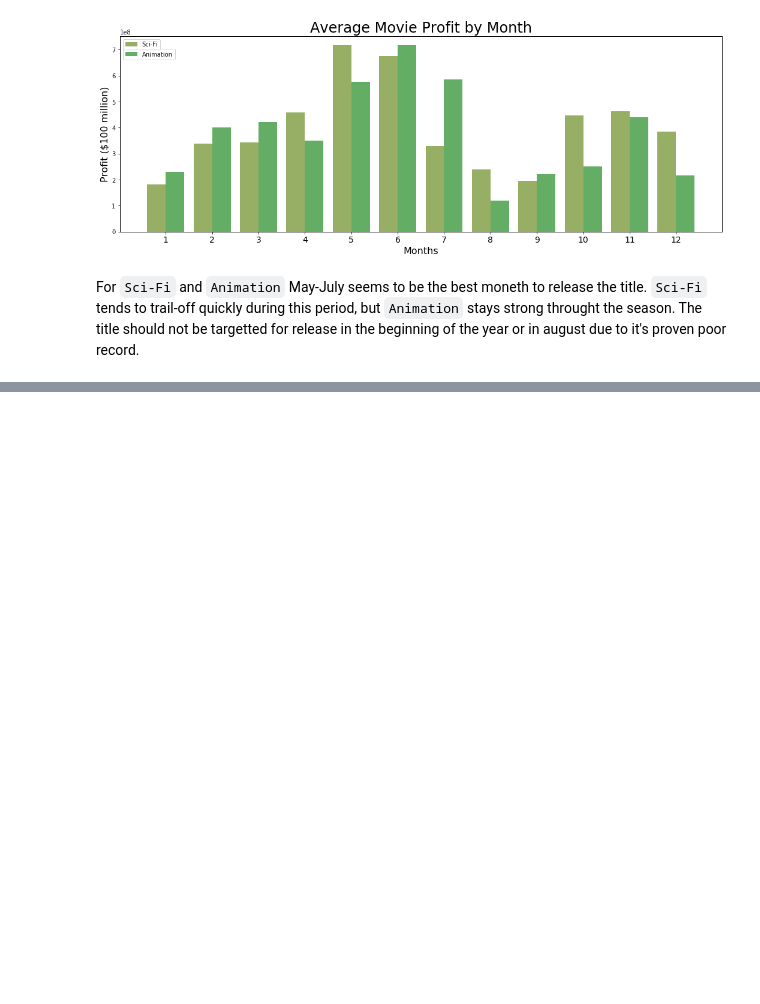
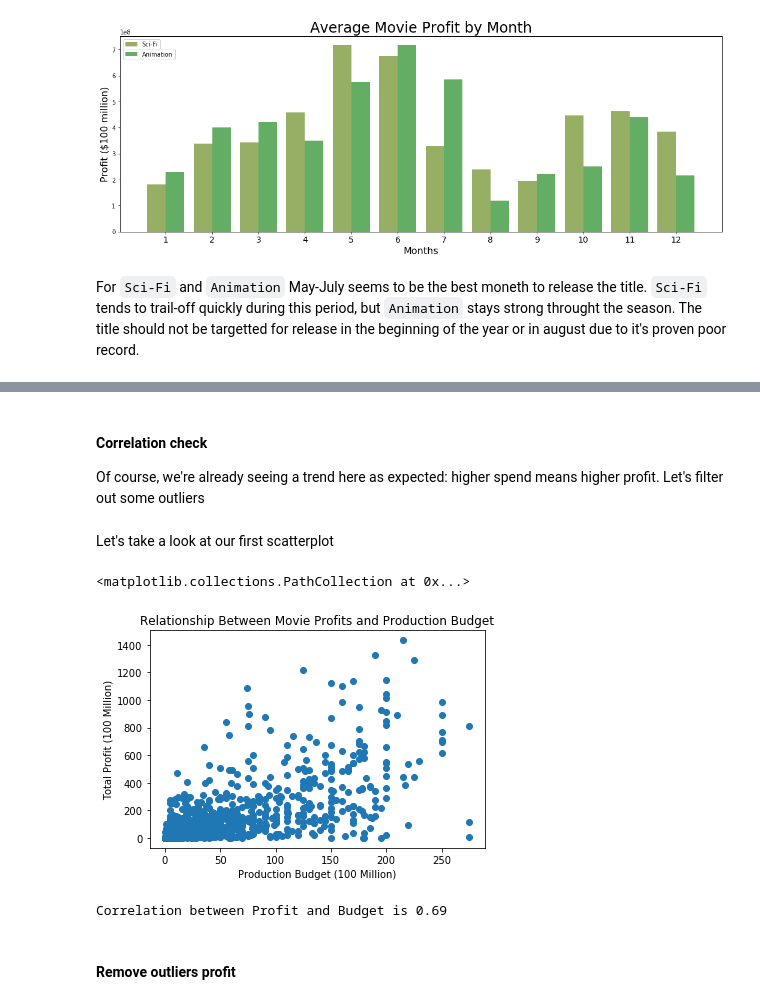
Before and after one commit to yunghanjeong/091420NYCDS_P1_G2_Project, a Jupyter notebook: msft_studio_movie_industry_analysis.ipynb, the cells around one changed output, grey strips where cells are left out. Drawn from its saved outputs; the diff is of its cells as text; code cells hidden in the pictures; blank space fills up the shorter version.

```diff
--- a/msft_studio_movie_industry_analysis.ipynb
+++ b/msft_studio_movie_industry_analysis.ipynb
@@ -477,0 +488,13 @@ For `Sci-Fi` and `Animation` May-July seems to be the best moneth to release the
+# %%
+tn_profit_df = pd.read_csv('data/tn.profit_movie_budgets.csv')
+# %%
+# Convert integers in millions to be more readable
+tn_profit_df.production_budget = tn_profit_df.production_budget*.000001
+tn_profit_df.domestic_gross = tn_profit_df.domestic_gross*.000001
+tn_profit_df.worldwide_gross = tn_profit_df.worldwide_gross*.000001
+tn_profit_df.domestic_profit = tn_profit_df.domestic_profit*.000001
+tn_profit_df.worldwide_profit = tn_profit_df.worldwide_profit*.000001
+
+# Round off decimals for readability
+decimals = pd.Series([2, 2, 2, 2, 2], index=['production_budget', 'domestic_gross', 'worldwide_gross', 'domestic_profit', 'worldwide_profit'])
+df12_clean = tn_profit_df.round(decimals)
@@ -477,0 +512,4 @@ For `Sci-Fi` and `Animation` May-July seems to be the best moneth to release the
+# %%
+# subset of movies made within the last 10 years with under $1,250,000,000 ww_profit
+df12_10yrs = df12_clean[df12_clean['release_year'] > 2010]
+df12_10yrs.head()
@@ -477,0 +545,35 @@ For `Sci-Fi` and `Animation` May-July seems to be the best moneth to release the
+# %% [markdown]
+#### Correlation check
+
+Of course, we're already seeing a trend here as expected: higher spend means higher profit. Let's filter out some outliers
+# %%
+# Filter out budget under $300,000,000 and profit under $1,500,000,000
+plot_data = df12_10yrs[df12_10yrs['production_budget']
+                       < 300][df12_10yrs['worldwide_profit'] < 1500]
+# %% [markdown]
+Let's take a look at our first scatterplot
+# %%
+fig, ax = plt.subplots()
+
+ax.set_title('Relationship Between Movie Profits and Production Budget')
+ax.set_ylabel('Total Profit (100 Million)')
+ax.set_xlabel('Production Budget (100 Million)')
+
+y1 = plot_data.worldwide_profit
+x1 = plot_data.production_budget
+
+plt.scatter(x1,y1)
+# %% [output]
+<matplotlib.collections.PathCollection at 0x...>
+[figure, added]
+# %%
+# Correlation between Profit and Budget
+column_1 = df12_10yrs["worldwide_profit"]
+column_2 = df12_10yrs["production_budget"]
+
+correlation = column_1.corr(column_2)
+print(f'Correlation between Profit and Budget is {correlation.round(2)}')
+# %% [output]
+Correlation between Profit and Budget is 0.69
+# %% [markdown]
+#### Remove outliers profit
```
Also changed, not shown: parts of 22 cells of this notebook.
